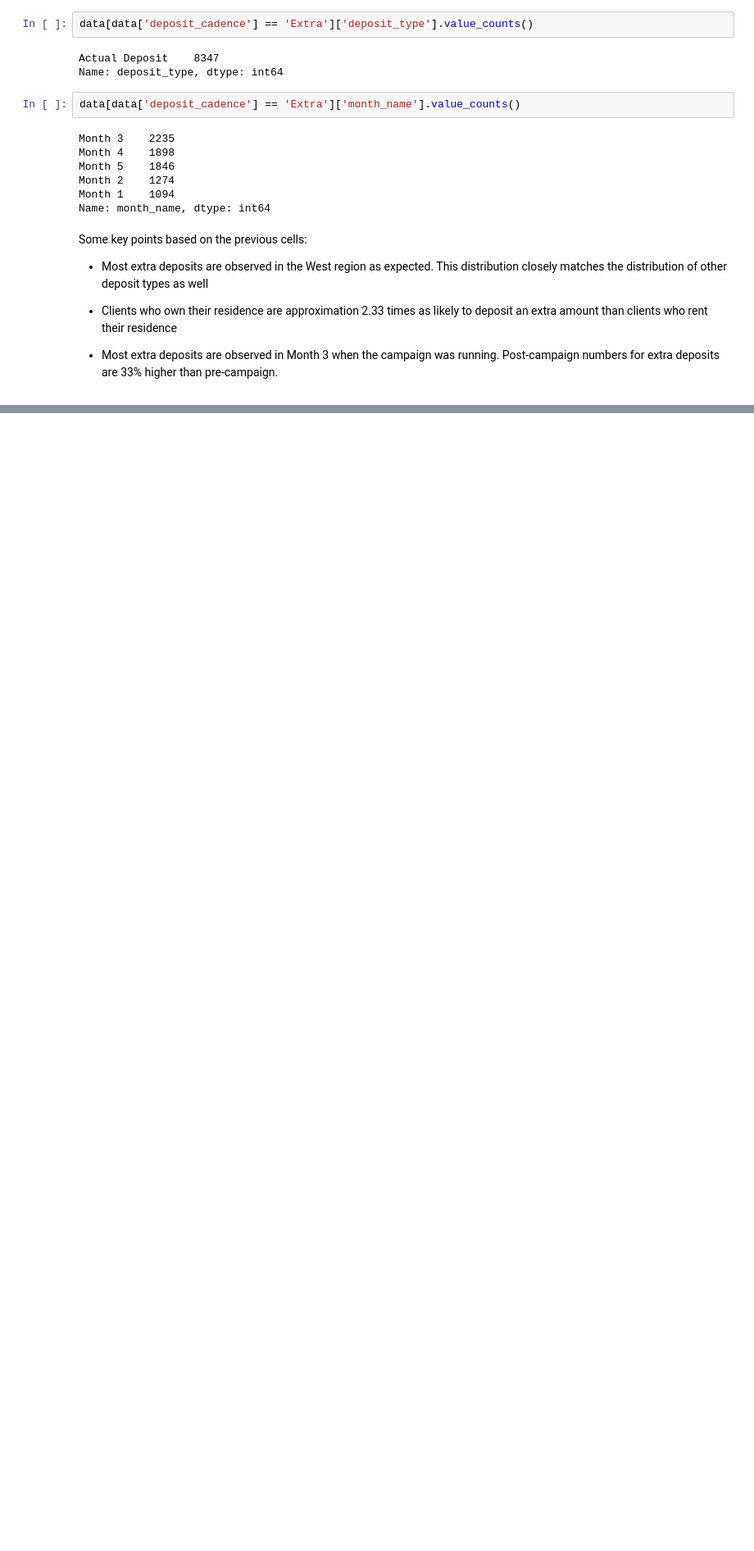
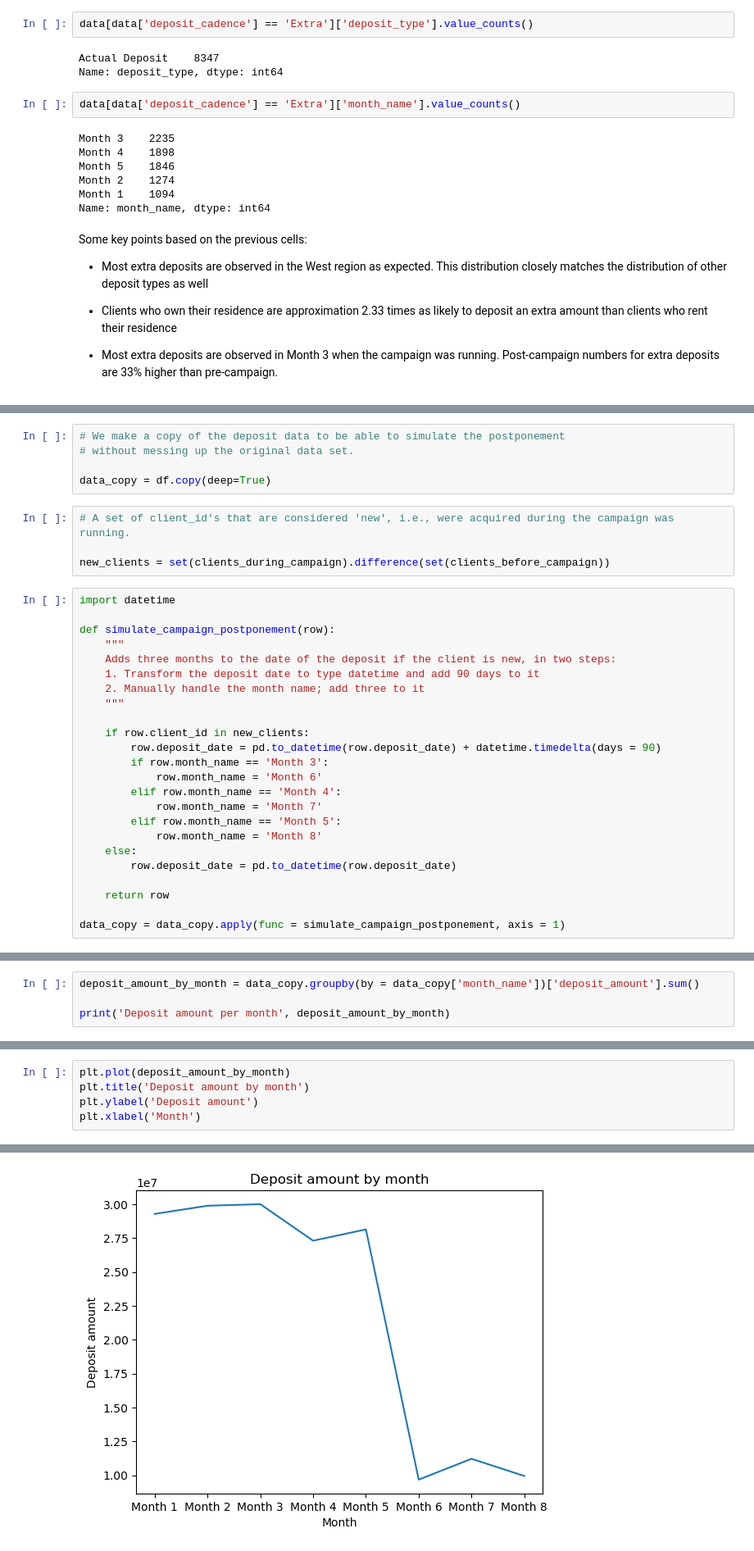
Before and after one commit to tugceturkkal/Data-Projects, a Jupyter notebook: Marketing Campaign Results.ipynb, the cells around one changed output, grey strips where cells are left out. Shown at 82% size. Drawn from its saved outputs; the diff is of its cells as text; blank space fills up the shorter version.

Commit message:
Marketing Campaign Results1

```diff
--- a/Marketing Campaign Results.ipynb
+++ b/Marketing Campaign Results.ipynb
@@ -430,0 +445,33 @@ Some key points based on the previous cells:
+# %%
+# We make a copy of the deposit data to be able to simulate the postponement
+# without messing up the original data set.
+
+data_copy = df.copy(deep=True)
+# %%
+# A set of client_id's that are considered 'new', i.e., were acquired during the campaign was running.
+
+new_clients = set(clients_during_campaign).difference(set(clients_before_campaign))
+# %%
+import datetime
+
+def simulate_campaign_postponement(row):
+    """
+    Adds three months to the date of the deposit if the client is new, in two steps:
+    1. Transform the deposit date to type datetime and add 90 days to it
+    2. Manually handle the month name; add three to it
+    """
+
+    if row.client_id in new_clients:
+        row.deposit_date = pd.to_datetime(row.deposit_date) + datetime.timedelta(days = 90)
+        if row.month_name == 'Month 3':
+            row.month_name = 'Month 6'
+        elif row.month_name == 'Month 4':
+            row.month_name = 'Month 7'
+        elif row.month_name == 'Month 5':
+            row.month_name = 'Month 8'
+    else:
+        row.deposit_date = pd.to_datetime(row.deposit_date)
+
+    return row
+
+data_copy = data_copy.apply(func = simulate_campaign_postponement, axis = 1)
@@ -430,0 +482,4 @@ Some key points based on the previous cells:
+# %%
+deposit_amount_by_month = data_copy.groupby(by = data_copy['month_name'])['deposit_amount'].sum()
+
+print('Deposit amount per month', deposit_amount_by_month)
@@ -430,0 +497,6 @@ Some key points based on the previous cells:
+# %%
+plt.plot(deposit_amount_by_month)
+plt.title('Deposit amount by month')
+plt.ylabel('Deposit amount')
+plt.xlabel('Month')
+# %% [output]
@@ -430,0 +504 @@ Some key points based on the previous cells:
+[figure, added]
```
Also changed, not shown: parts of 11 cells of this notebook.
